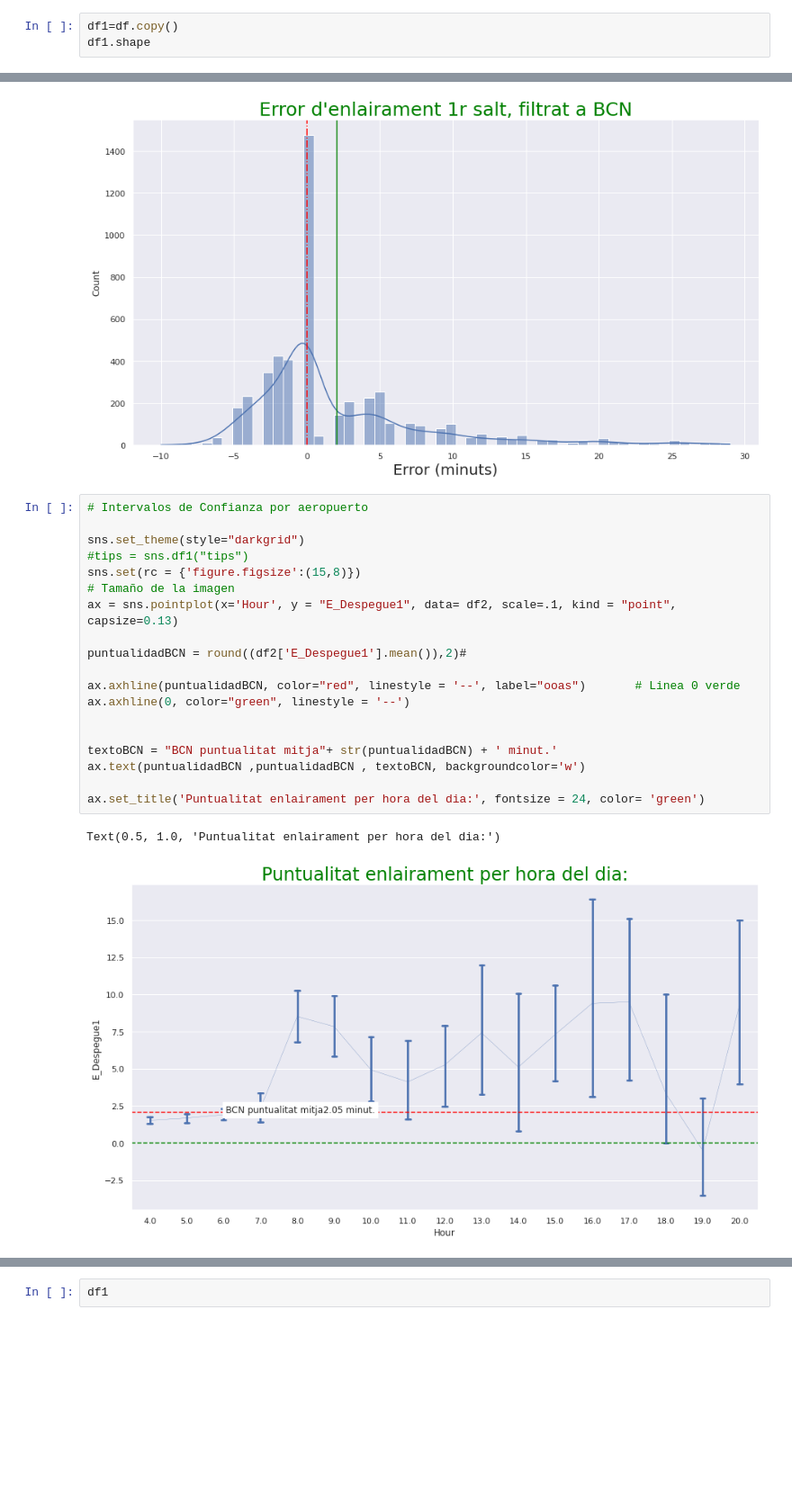
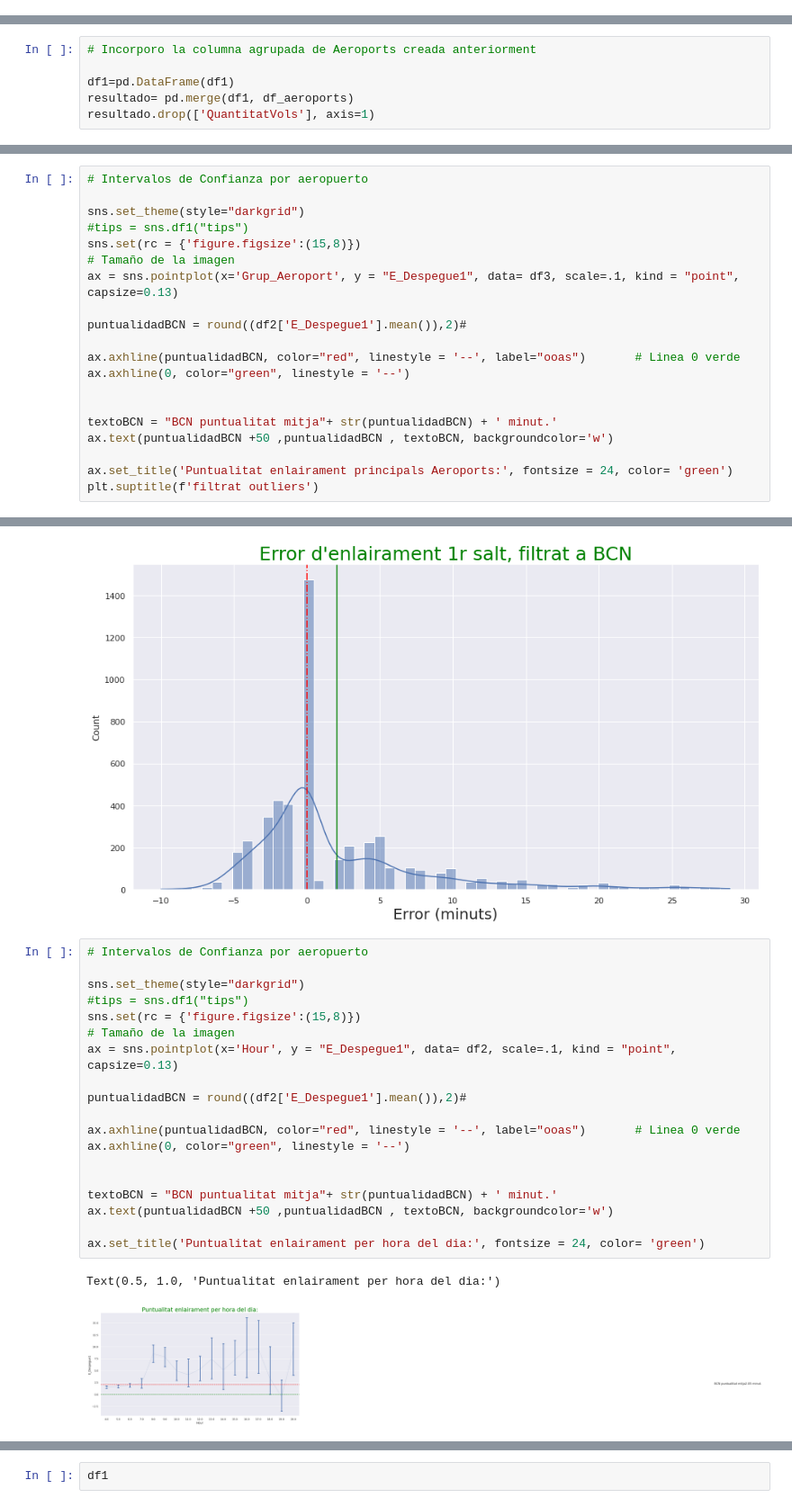
Before and after one commit to JMML2021/Entrega-projecte-final, a Jupyter notebook: Calculo_Ryainair2019ipynb.ipynb, the cells around one changed output, grey strips where cells are left out. Shown at 90% size. Cells and saved outputs as stored; diff of their text form; blank space fills up the shorter version.

```diff
--- a/Calculo_Ryainair2019ipynb.ipynb
+++ b/Calculo_Ryainair2019ipynb.ipynb
@@ -148,6 +232,3 @@ df1.head()
 | 2 | 1 de abril de 2019 | 2019-04-01 16:10:00 | 2019-04-01 18:00:00 | 2019-04-01 16:40:00 | 2019-04-01 18:20:00 | EI-DAC | MXP | PMO | 4.0 | 14.0 | 0.0 | ... |
 | 3 | 1 de abril de 2019 | 2019-04-01 18:45:00 | 2019-04-01 20:35:00 | 2019-04-01 18:58:00 | 2019-04-01 20:35:00 | EI-DAC | PMO | MXP | 4.0 | 14.0 | 0.0 | ... |
 | 4 | 1 de abril de 2019 | 2019-04-01 05:30:00 | 2019-04-01 07:20:00 | 2019-04-01 05:30:00 | 2019-04-01 07:25:00 | EI-DAD | OPO | BCN | 4.0 | 14.0 | 0.0 | ... |
-# %%
-df1=df.copy()
-df1.shape
@@ -215,0 +265,6 @@ Name: ARR, dtype: object
+# %%
+# Incorporo la columna agrupada de Aeroports creada anteriorment
+
+df1=pd.DataFrame(df1)
+resultado= pd.merge(df1, df_aeroports)
+resultado.drop(['QuantitatVols'], axis=1)
@@ -215,0 +292,20 @@ Name: ARR, dtype: object
+# %%
+# Intervalos de Confianza por aeropuerto
+
+sns.set_theme(style="darkgrid")
+#tips = sns.df1("tips")
+sns.set(rc = {'figure.figsize':(15,8)})
+# Tamaño de la imagen
+ax = sns.pointplot(x='Grup_Aeroport', y = "E_Despegue1", data= df3, scale=.1, kind = "point", capsize=0.13)
+
+puntualidadBCN = round((df2['E_Despegue1'].mean()),2)#
+
+ax.axhline(puntualidadBCN, color="red", linestyle = '--', label="ooas")       # Linea 0 verde
+ax.axhline(0, color="green", linestyle = '--')
+
+
+textoBCN = "BCN puntualitat mitja"+ str(puntualidadBCN) + ' minut.'
+ax.text(puntualidadBCN +50 ,puntualidadBCN , textoBCN, backgroundcolor='w')
+
+ax.set_title('Puntualitat enlairament principals Aeroports:', fontsize = 24, color= 'green')
+plt.suptitle(f'filtrat outliers')
@@ -262,22 +363,22 @@ Text(0.5, 0, 'Error (minuts)')
 # %%
 # Intervalos de Confianza por aeropuerto
 
 sns.set_theme(style="darkgrid")
 #tips = sns.df1("tips")
 sns.set(rc = {'figure.figsize':(15,8)})
 # Tamaño de la imagen
 ax = sns.pointplot(x='Hour', y = "E_Despegue1", data= df2, scale=.1, kind = "point", capsize=0.13)
 
 puntualidadBCN = round((df2['E_Despegue1'].mean()),2)#
 
 ax.axhline(puntualidadBCN, color="red", linestyle = '--', label="ooas")       # Linea 0 verde
 ax.axhline(0, color="green", linestyle = '--')
 
 
 textoBCN = "BCN puntualitat mitja"+ str(puntualidadBCN) + ' minut.'
-ax.text(puntualidadBCN ,puntualidadBCN , textoBCN, backgroundcolor='w')
+ax.text(puntualidadBCN +50 ,puntualidadBCN , textoBCN, backgroundcolor='w')
 
 ax.set_title('Puntualitat enlairament per hora del dia:', fontsize = 24, color= 'green')
 # %% [output]
 Text(0.5, 1.0, 'Puntualitat enlairament per hora del dia:')
-[figure, old version]
+[figure, new version]
```
Also changed, not shown: parts of 29 cells of this notebook.
